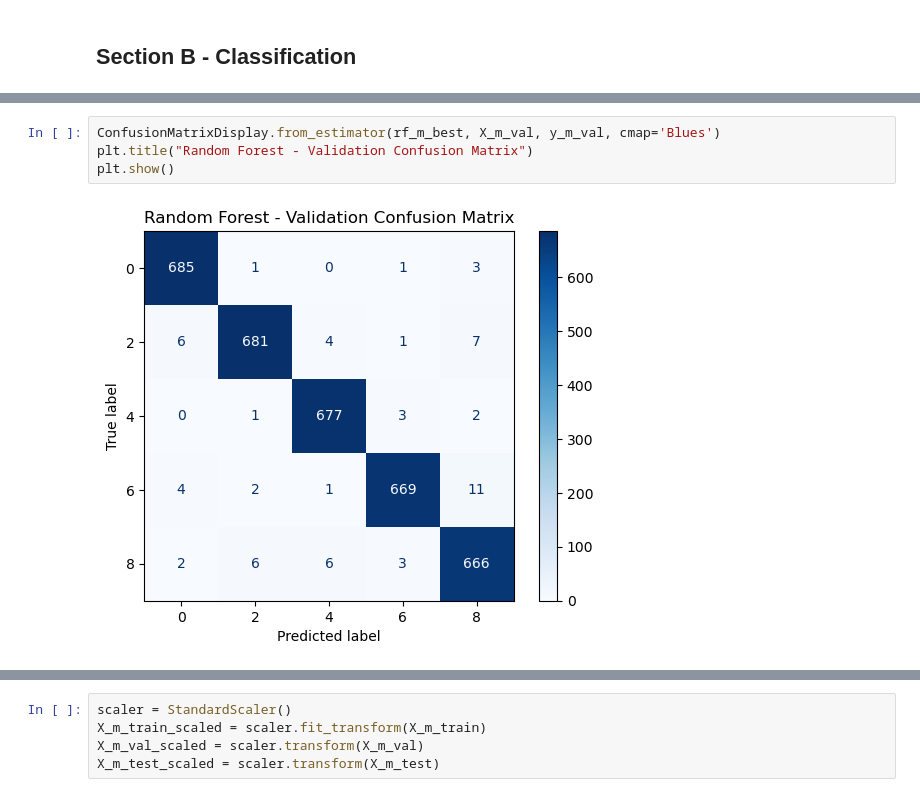
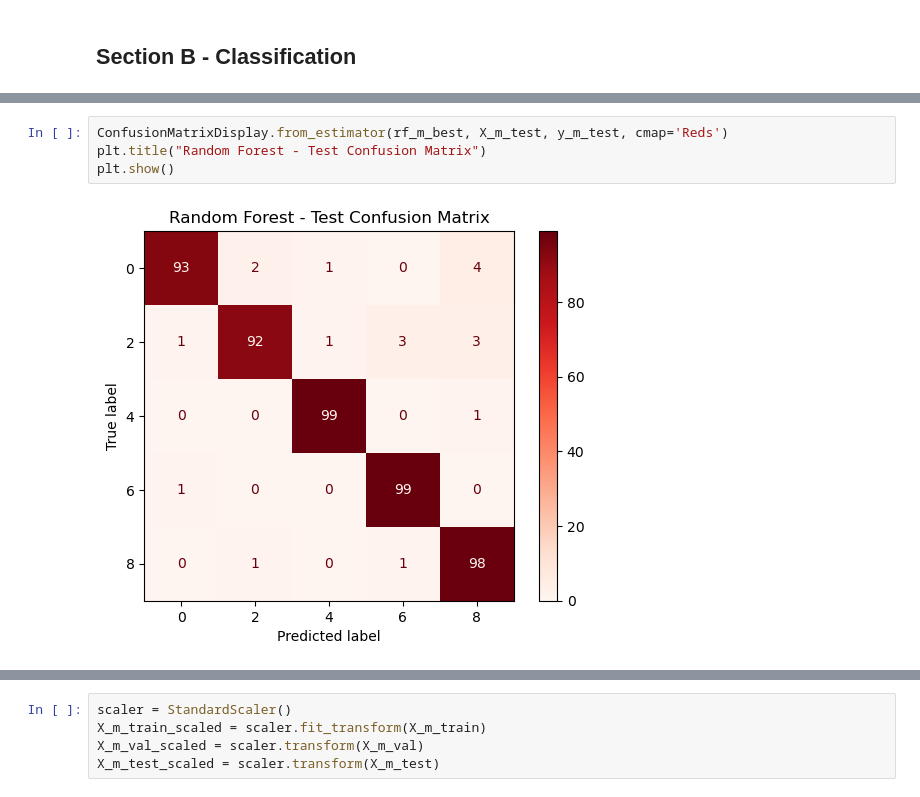
Before and after one commit to layla1010/HW3_ML, a Jupyter notebook: mnist_HW3.ipynb, the cells around one changed output, grey strips where cells are left out. Drawn from its saved outputs; the diff is of its cells as text.

```diff
--- a/mnist_HW3.ipynb
+++ b/mnist_HW3.ipynb
@@ -267,7 +299,7 @@ Test F1 Score: 0.9825303787386493
-# %%
-ConfusionMatrixDisplay.from_estimator(rf_m_best, X_m_val, y_m_val, cmap='Blues')
-plt.title("Random Forest - Validation Confusion Matrix")
-plt.show()
-# %% [output]
-[figure, removed]
+# %%
+ConfusionMatrixDisplay.from_estimator(rf_m_best, X_m_test, y_m_test, cmap='Reds')
+plt.title("Random Forest - Test Confusion Matrix")
+plt.show()
+# %% [output]
+[figure, added]
 # %% [markdown]
```
Also changed, not shown: parts of 76 cells of this notebook.
